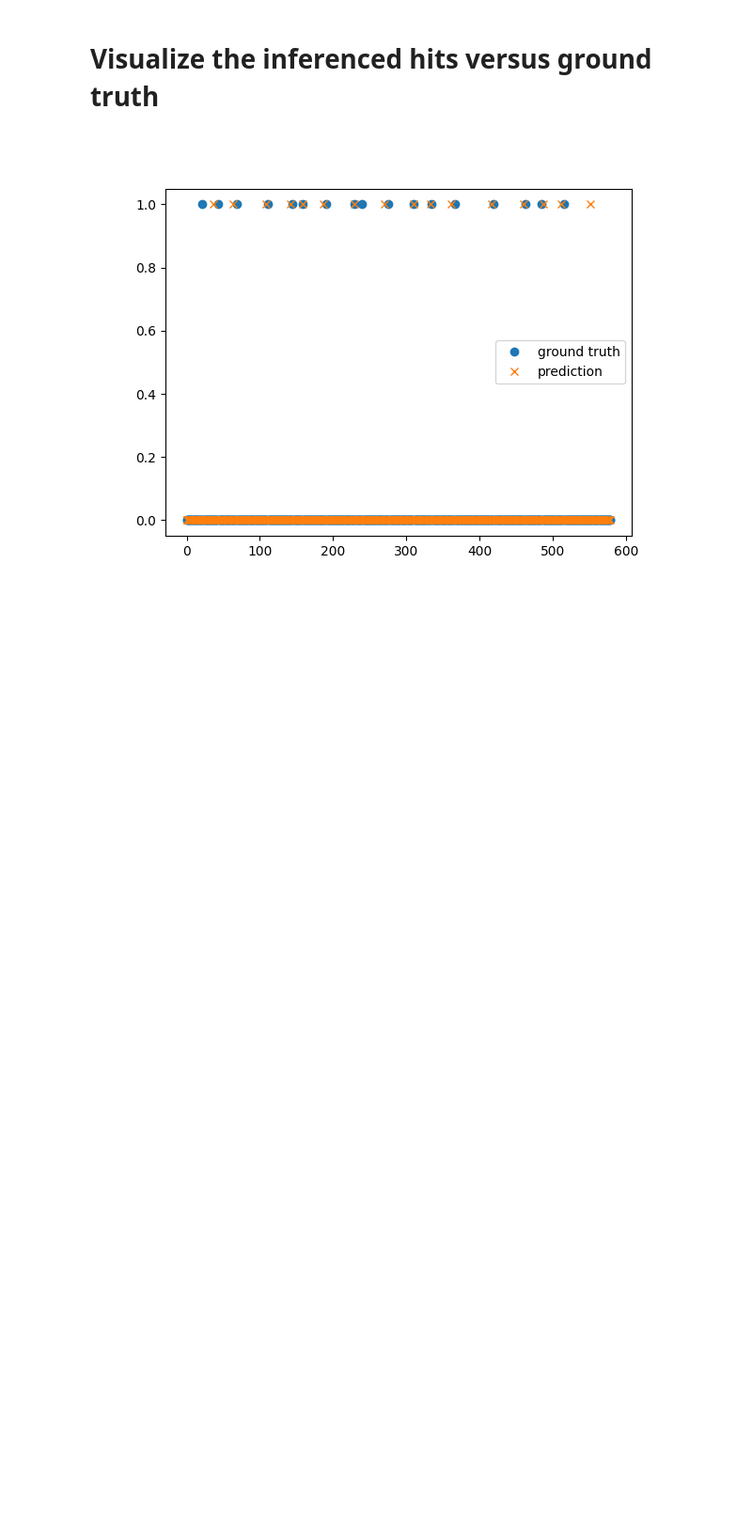
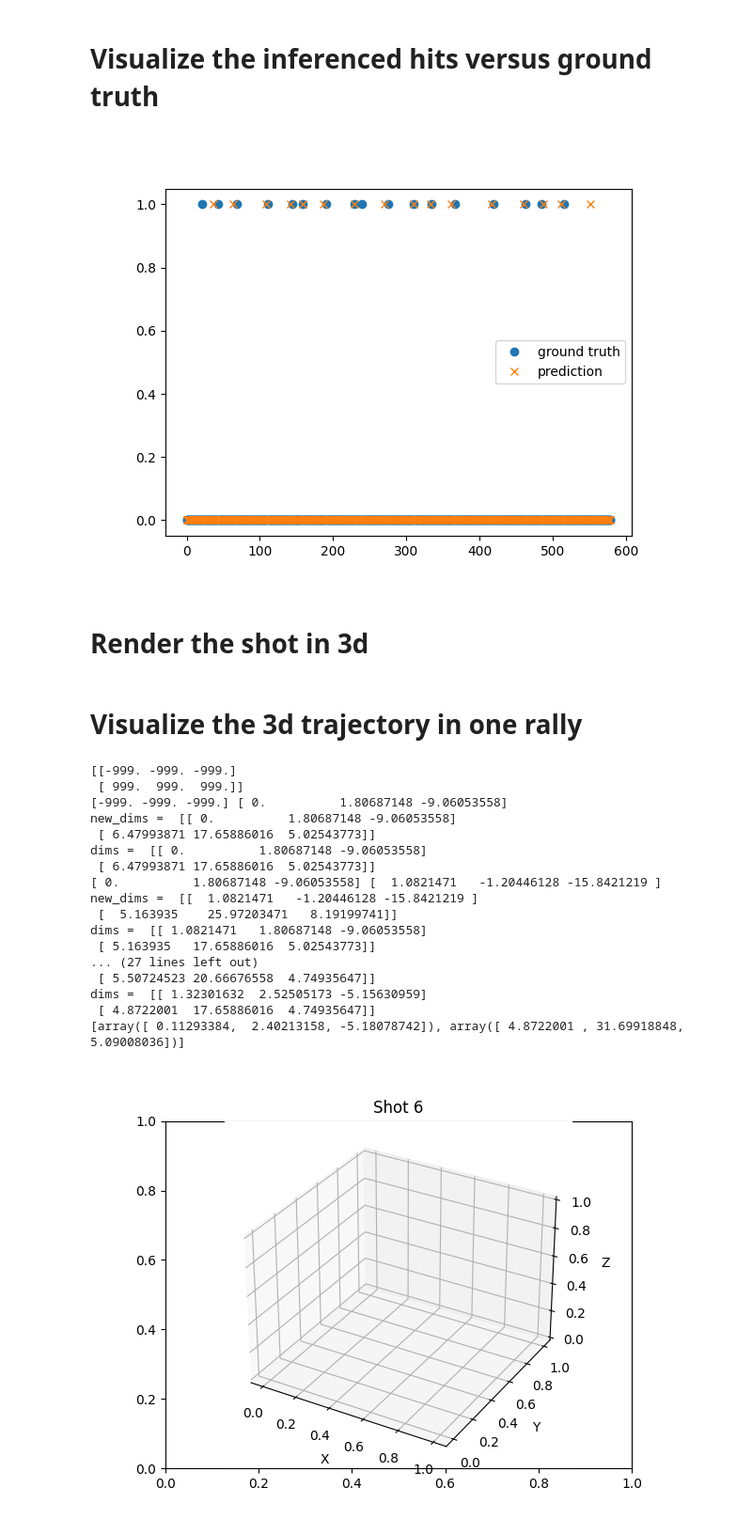
Before and after one commit to jhwang7628/monotrack, a Jupyter notebook: notebooks/visualization.ipynb, the cells around one changed output. Shown at 94% size. Cells and saved outputs as stored; diff of their text form; code cells hidden in the pictures; blank space fills up the shorter version.

```diff
--- a/notebooks/visualization.ipynb
+++ b/notebooks/visualization.ipynb
@@ -193,3 +198,5 @@ def plot_shot_differences(hit_groundtruth_path):
 plot_shot_differences(Path("/home/juiwang/ai-badminton/data/tracknetv2_042022/profession_dataset/match10/shot/1_03_01_hit.csv"))
 # %% [output]
 [figure]
+# %% [markdown]
+# Render the shot in 3d
@@ -195,0 +251,2 @@ plot_shot_differences(Path("/home/juiwang/ai-badminton/data/tracknetv2_042022/pr
+# %% [markdown]
+# Visualize the 3d trajectory in one rally
@@ -195,0 +264,70 @@ plot_shot_differences(Path("/home/juiwang/ai-badminton/data/tracknetv2_042022/pr
+# %%
+match_path = Path("/sensei-fs/users/juiwang/ai-badminton/data/tracknetv2_042022/profession_dataset/match2")
+
+# calculating the dims
+rally_path = match_path / "rally_video"
+video_paths = sorted(rally_path.glob("*.mp4"))
+video_names = [x.stem for x in video_paths]
+
+dims = np.array([[-999.0,-999.0,-999.0], [999.0,999.0,999.0]])
+print(dims)
+for video_name in video_names:
+    trajectory_path = match_path / "ball_trajectory_3d" / (video_name + "_3d.csv")
+    trajectory = pd.read_csv(str(trajectory_path))
+    pos3d = trajectory.values[:,1:4]
+    new_dims = np.array([np.min(pos3d, axis=0), np.max(pos3d, axis=0)])
+    print(dims[0,:], new_dims[0,:])
+    dims[0,:] = np.maximum(new_dims[0,:], dims[0,:])
+    dims[1,:] = np.minimum(new_dims[1,:], dims[1,:])
+
+    print("new_dims = ", new_dims)
+    print("dims = ", dims)
+
+
+
+trajectory_path = match_path / "ball_trajectory_3d" / "1_08_11_3d.csv"
+hit_path = match_path / "shot" / "1_08_11_hit_predict.csv"
+
+assert trajectory_path.is_file()
+assert hit_path.is_file()
+
+hits = read_hits(hit_path)
+
+trajectory = pd.read_csv(str(trajectory_path))
+pos3d = trajectory.values[:,1:4]
+dims = [np.min(pos3d, axis=0), np.max(pos3d, axis=0)]
+print(dims)
+
+for idx, f in enumerate(hits["frames"]):
+    if idx != len(hits["frames"])-1:
+        fp = hits["frames"][idx+1]
+    else:
+        fp = len(hits["frames"])-1
+    fig = plt.figure()
+    plt.title(f"Shot {idx}")
+    ax = plt.axes(projection='3d')
+    ax.scatter3D(pos3d[f:fp,0], pos3d[f:fp,1], pos3d[f:fp,2])
+    ax.set_xlabel("X")
+    ax.set_ylabel("Y")
+    ax.set_zlabel("Z")
+
+plt.show()
+# %% [output]
+[[-999. -999. -999.]
+ [ 999.  999.  999.]]
+[-999. -999. -999.] [ 0.          1.80687148 -9.06053558]
+new_dims =  [[ 0.          1.80687148 -9.06053558]
+ [ 6.47993871 17.65886016  5.02543773]]
+dims =  [[ 0.          1.80687148 -9.06053558]
+ [ 6.47993871 17.65886016  5.02543773]]
+[ 0.          1.80687148 -9.06053558] [  1.0821471   -1.20446128 -15.8421219 ]
+new_dims =  [[  1.0821471   -1.20446128 -15.8421219 ]
+ [  5.163935    25.97203471   8.19199741]]
+dims =  [[ 1.0821471   1.80687148 -9.06053558]
+ [ 5.163935   17.65886016  5.02543773]]
+... (27 lines left out)
+ [ 5.50724523 20.66676558  4.74935647]]
+dims =  [[ 1.32301632  2.52505173 -5.15630959]
+ [ 4.8722001  17.65886016  4.74935647]]
+[array([ 0.11293384,  2.40213158, -5.18078742]), array([ 4.8722001 , 31.69918848,  5.09008036])]
+[figure, added]
```
Also changed, not shown: parts of 5 cells of this notebook, 10 other files.
